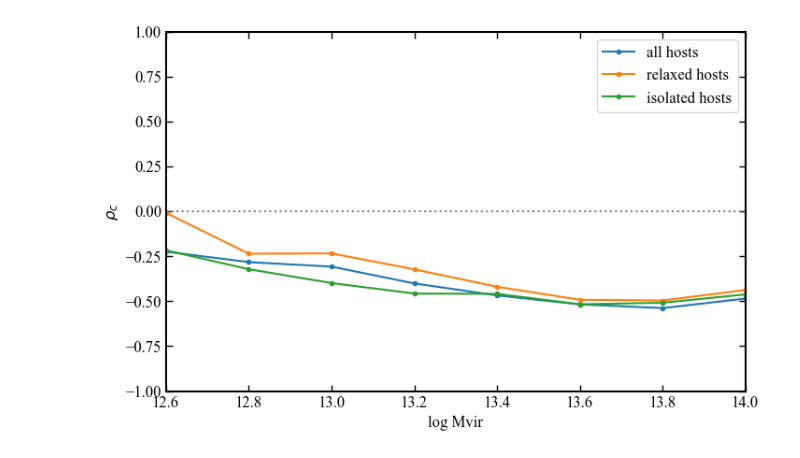
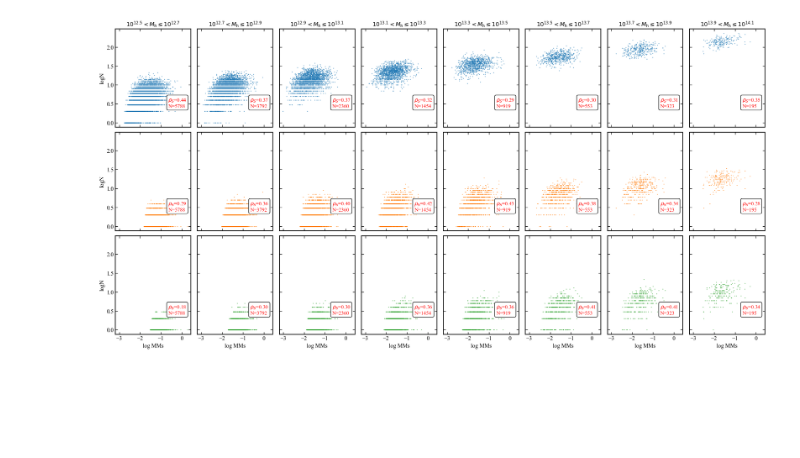
Before and after one commit to jsmonzon/MassSpec, a Jupyter notebook: notebooks/simulations/Nparticle_test.ipynb, the cells around one changed output. Cells and saved outputs as stored; diff of their text form; code cells hidden in the pictures; blank space fills up the shorter version.

```diff
--- a/notebooks/simulations/Nparticle_test.ipynb
+++ b/notebooks/simulations/Nparticle_test.ipynb
@@ -188,9 +37,18 @@ class Bolshoi_HaloCatalogue:
+# %%
+# npart = np.linspace(50, 1000, 10)
+npart = np.array([50, 500, 1000])
 # %%
-# ---- usage ----------------------------------------------------------- #
-cat = Bolshoi_HaloCatalogue(
-    "../../../misc/ForSebastian/N_AB_sub_BolPlanck.dat",
-    npart_thresh=500,
-    xoff_thresh=0.07,
-    spin_thresh=0.07,
-    isolation_factor=5)
+tables = []
+
+for n in npart:
+    print(n)
+
+    cat = jsm_simload.Bolshoi_HaloCatalogue(
+        "../../../misc/ForSebastian/full/N_AB_sub_BolPlanck.dat",
+        npart_thresh=n,
+        xoff_thresh=0.07,
+        spin_thresh=0.07,
+        isolation_factor=3)
+
+    tables.append(cat._build_host_table(sample="isolated"))
 # %% [output]
@@ -223,4 +61,8 @@ rho_mat = jsm_stats.make_binned_plot([all_df, relaxed_df, isolated_df], xkey="lo
-# %%
-jsm_stats.make_summary_rho(rho_mat, ["all hosts", "relaxed hosts", "isolated hosts"], xlabel="log Mvir", ylabel="$\\rho_c$")
-# %% [output]
-[figure, removed]
+# %%
+rho_matz, rho_err_matz, N_hosts = jsm_simload.mass_binned_correlation(tables, xkey="log1pz50", ykey="logNsub", xlabel="log(1+z50)", ylabel="logN", make_plot=False)
+
+rho_matc, rho_err_matc, _ = jsm_simload.mass_binned_correlation(tables, xkey="logc", ykey="logNsub", xlabel="log c", ylabel="logN", make_plot=False)
+
+rho_matm, rho_err_matm, _ = jsm_simload.mass_binned_correlation(tables, xkey="logMMs", ykey="logNsub", xlabel="log MMs", ylabel="logN", make_plot=True)
+# %% [output]
+[figure, added]
```
Also changed, not shown: parts of 11 cells of this notebook, 5 other files.
